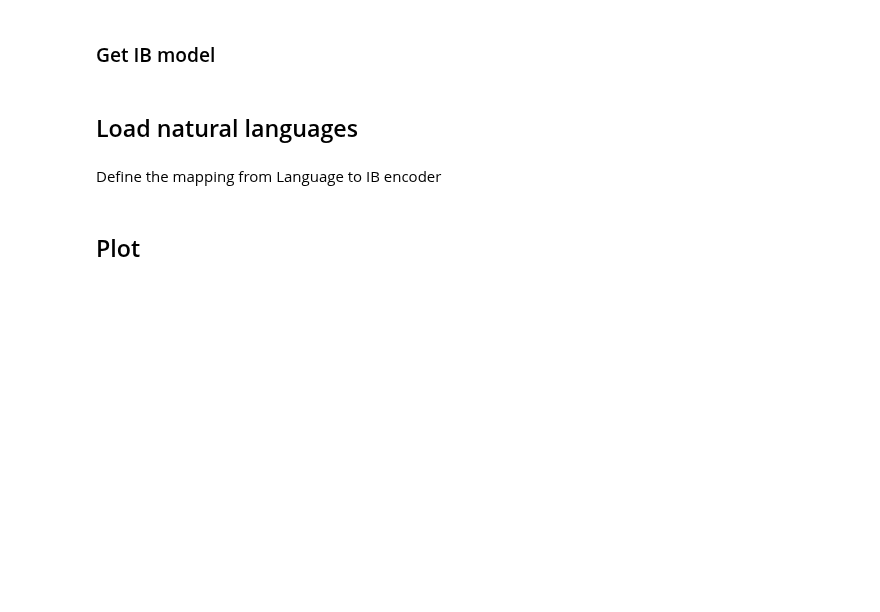
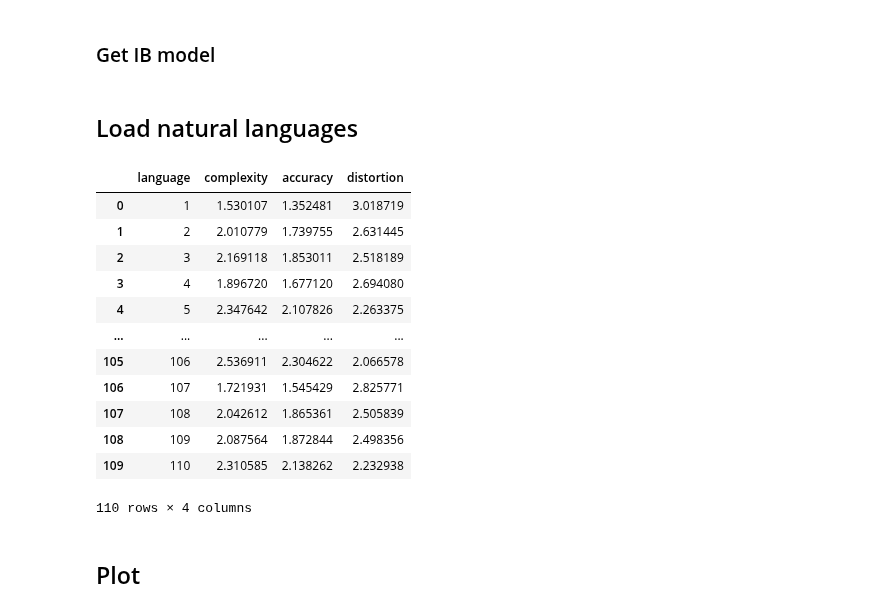
Before and after one commit to CLMBRs/ultk, a Jupyter notebook: src/examples/colors/demo.ipynb, the cells around one changed output. Drawn from its saved outputs; the diff is of its cells as text; code cells hidden in the pictures; blank space fills up the shorter version.

```diff
--- a/src/examples/colors/demo.ipynb
+++ b/src/examples/colors/demo.ipynb
@@ -76,2 +84,0 @@ with open("./outputs/natural_languages.yaml", "r") as f:
-# %% [markdown]
-Define the mapping from Language to IB encoder
@@ -99,15 +124,30 @@ def language_to_encoder(language: Language) -> np.ndarray:
 # %%
-langq = lambda lang: language_to_encoder(lang)
+# langq = lambda lang: language_to_encoder(lang)
 get_point = lambda q: (model.complexity(q), model.accuracy(q), model.d_IB(q))
 
 df_langs = pd.DataFrame.from_records(
     [
-        (lang.name,)
-        + get_point(langq(lang))
-        for lang in languages
+        (key, )
+        + get_point(q)
+        for key, q in tqdm(pW_C_dict.items())
     ],
     columns=("language", "complexity", "accuracy", "distortion"),
 )
+df_langs
+# %% [output]
+|  | language | complexity | accuracy | distortion |
+| 0 | 1 | 1.530107 | 1.352481 | 3.018719 |
+| 1 | 2 | 2.010779 | 1.739755 | 2.631445 |
+| 2 | 3 | 2.169118 | 1.853011 | 2.518189 |
+| 3 | 4 | 1.896720 | 1.677120 | 2.694080 |
+| 4 | 5 | 2.347642 | 2.107826 | 2.263375 |
+| ... | ... | ... | ... | ... |
+| 105 | 106 | 2.536911 | 2.304622 | 2.066578 |
+| 106 | 107 | 1.721931 | 1.545429 | 2.825771 |
+| 107 | 108 | 2.042612 | 1.865361 | 2.505839 |
+| 108 | 109 | 2.087564 | 1.872844 | 2.498356 |
+| 109 | 110 | 2.310585 | 2.138262 | 2.232938 |
+110 rows × 4 columns
 # %% [markdown]
 ## Plot
 # %%
```
Also changed, not shown: parts of 16 cells of this notebook, 6 other files.
